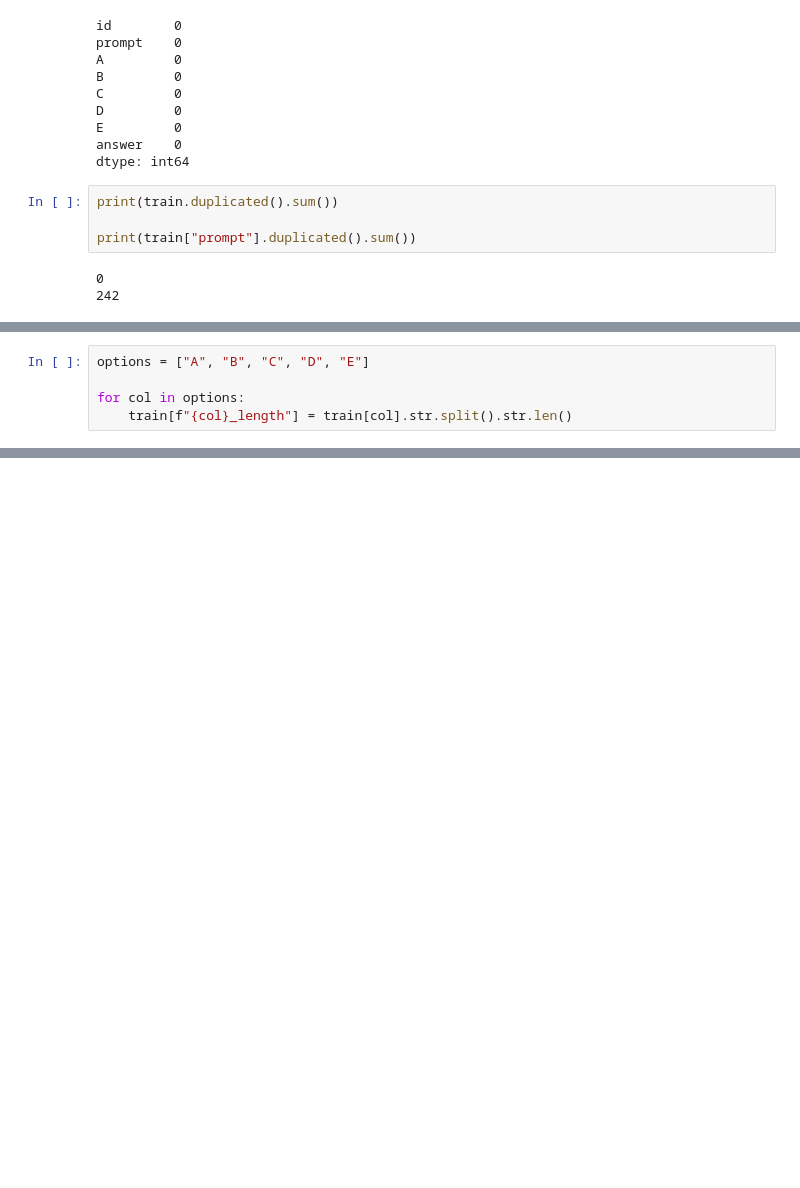
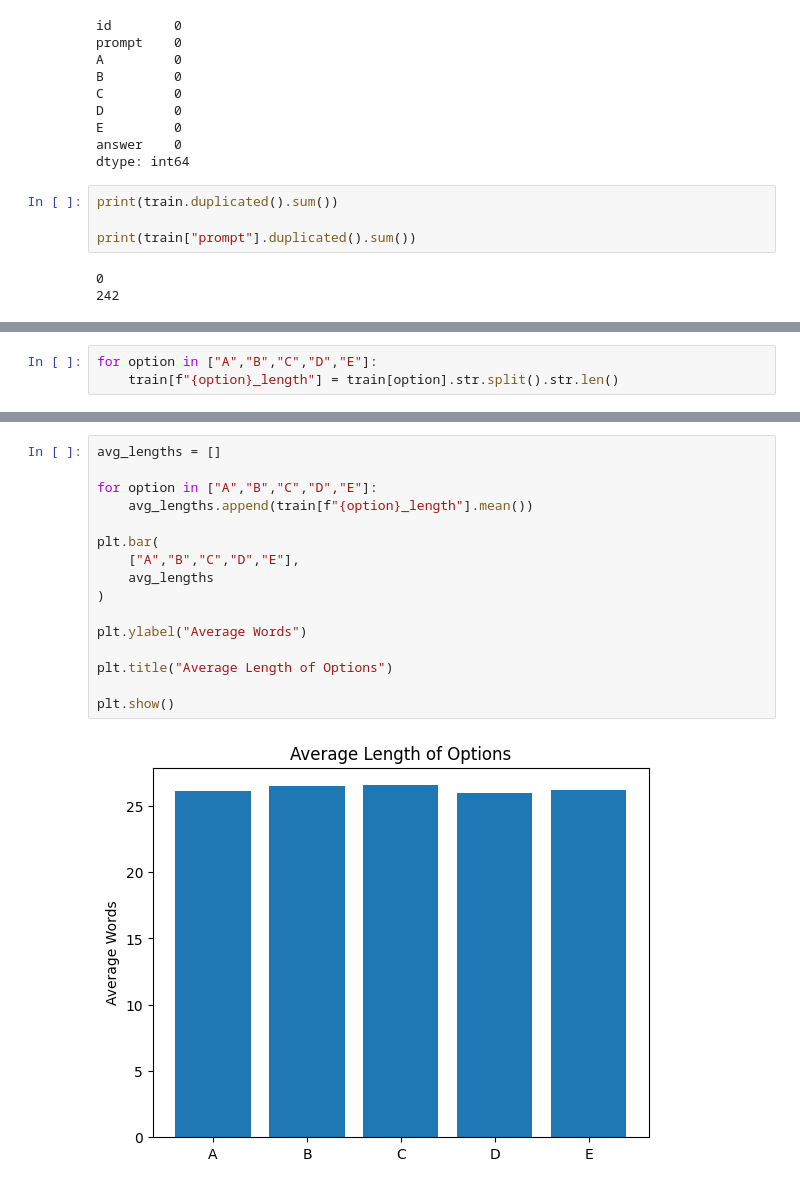
Before and after one commit to 22f3001807/dl-22f3001807-notebook-t22026, a Jupyter notebook: 22f3001807-notebook-2026t2.ipynb, the cells around one changed output, grey strips where cells are left out. Drawn from its saved outputs; the diff is of its cells as text; blank space fills up the shorter version.

```diff
--- a/22f3001807-notebook-2026t2.ipynb
+++ b/22f3001807-notebook-2026t2.ipynb
@@ -184,5 +220,3 @@ plt.show()
 # %%
-options = ["A", "B", "C", "D", "E"]
-
-for col in options:
-    train[f"{col}_length"] = train[col].str.split().str.len()
+for option in ["A","B","C","D","E"]:
+    train[f"{option}_length"] = train[option].str.split().str.len()
@@ -202,0 +243,18 @@ plt.show()
+# %%
+avg_lengths = []
+
+for option in ["A","B","C","D","E"]:
+    avg_lengths.append(train[f"{option}_length"].mean())
+
+plt.bar(
+    ["A","B","C","D","E"],
+    avg_lengths
+)
+
+plt.ylabel("Average Words")
+
+plt.title("Average Length of Options")
+
+plt.show()
+# %% [output]
+[figure, added]
```
Also changed, not shown: parts of 23 cells of this notebook.
